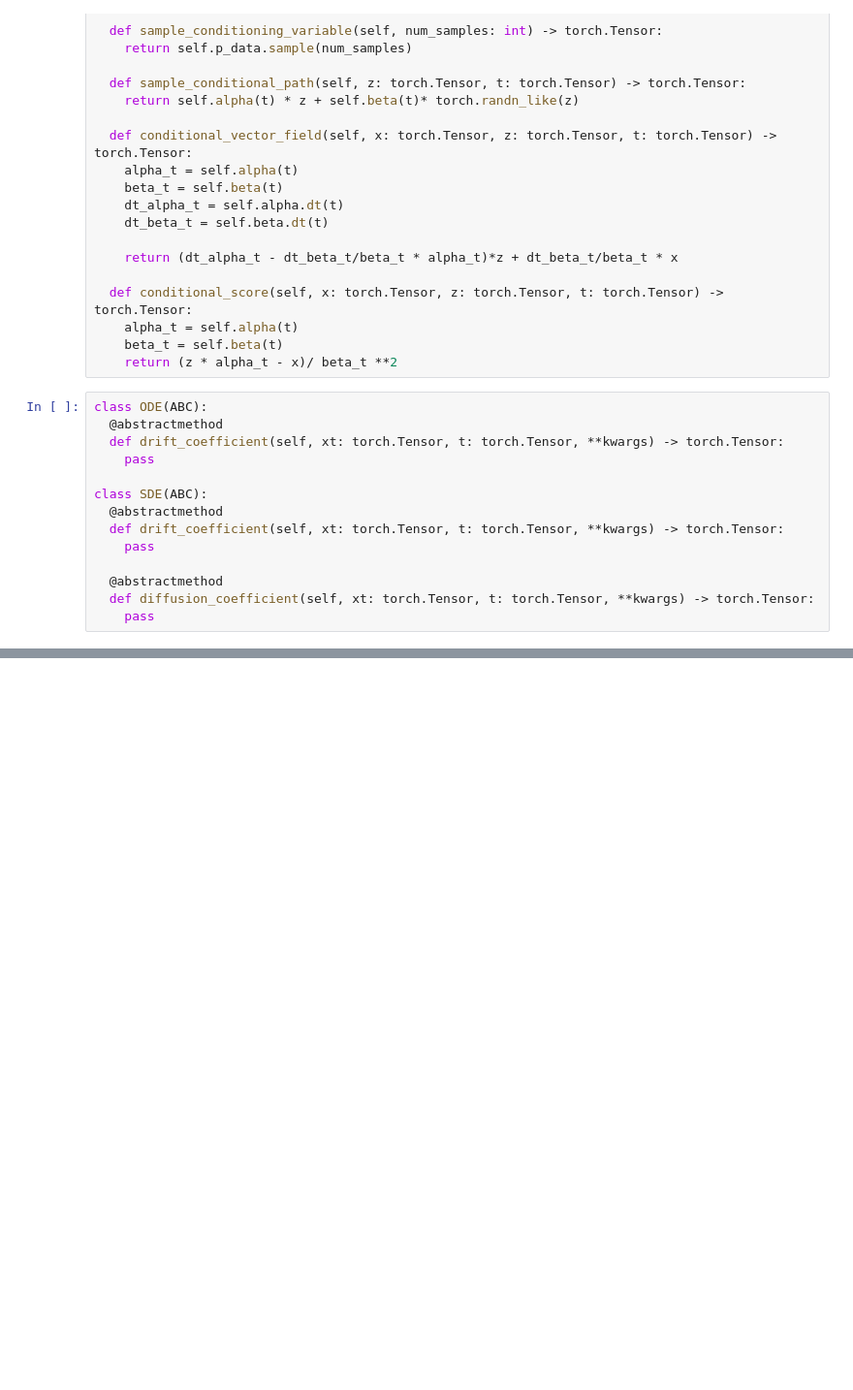
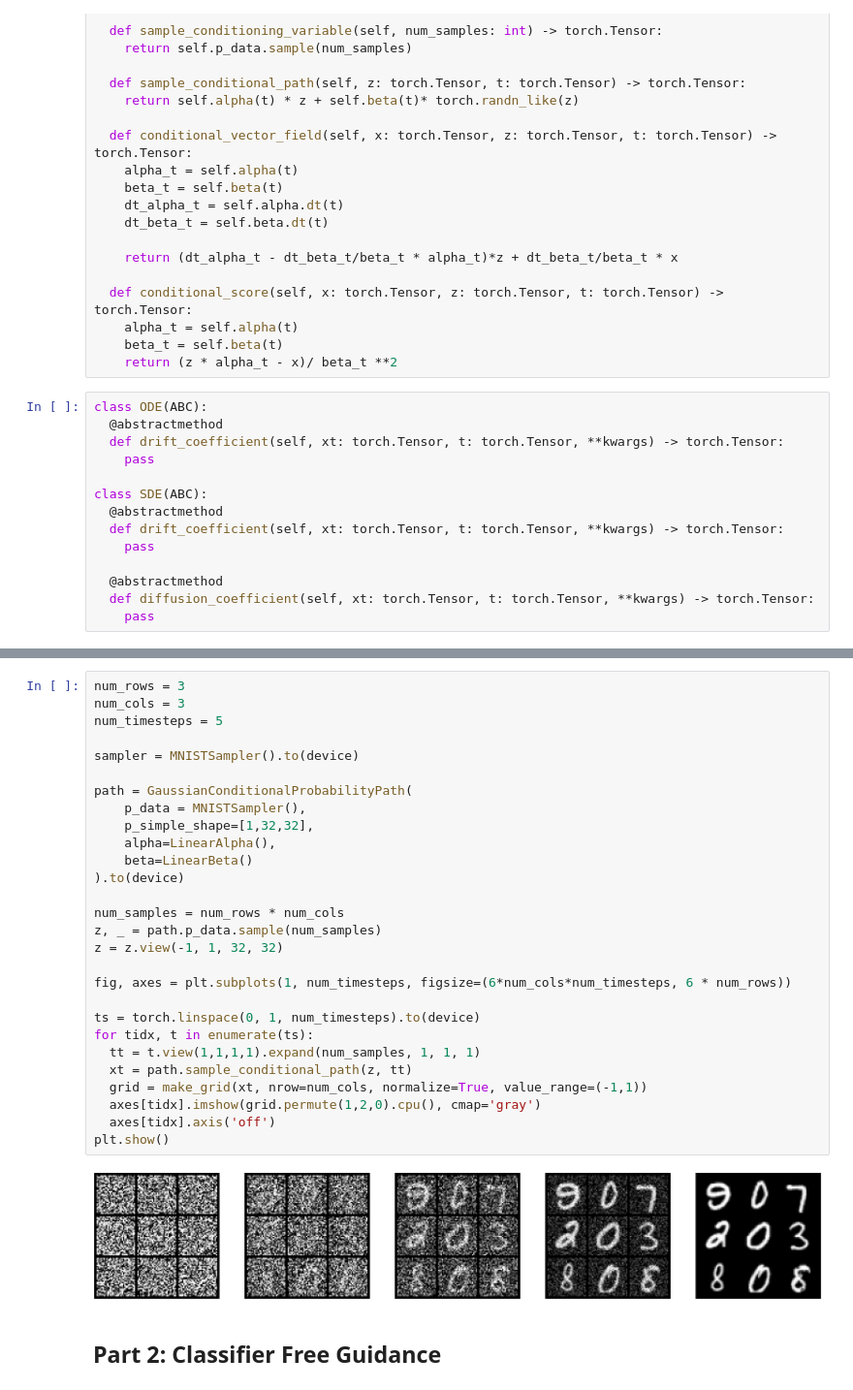
Before and after one commit to cshangRL/iap-diffusion-labs, a Jupyter notebook: mytests/lab3-1.ipynb, the cells around one changed output, grey strips where cells are left out. Shown at 97% size. Cells and saved outputs as stored; diff of their text form; blank space fills up the shorter version.

```diff
--- a/mytests/lab3-1.ipynb
+++ b/mytests/lab3-1.ipynb
@@ -167,0 +273,32 @@ class Simulator(ABC):
+# %%
+num_rows = 3
+num_cols = 3
+num_timesteps = 5
+
+sampler = MNISTSampler().to(device)
+
+path = GaussianConditionalProbabilityPath(
+    p_data = MNISTSampler(),
+    p_simple_shape=[1,32,32],
+    alpha=LinearAlpha(),
+    beta=LinearBeta()
+).to(device)
+
+num_samples = num_rows * num_cols
+z, _ = path.p_data.sample(num_samples)
+z = z.view(-1, 1, 32, 32)
+
+fig, axes = plt.subplots(1, num_timesteps, figsize=(6*num_cols*num_timesteps, 6 * num_rows))
+
+ts = torch.linspace(0, 1, num_timesteps).to(device)
+for tidx, t in enumerate(ts):
+  tt = t.view(1,1,1,1).expand(num_samples, 1, 1, 1)
+  xt = path.sample_conditional_path(z, tt)
+  grid = make_grid(xt, nrow=num_cols, normalize=True, value_range=(-1,1))
+  axes[tidx].imshow(grid.permute(1,2,0).cpu(), cmap='gray')
+  axes[tidx].axis('off')
+plt.show()
+# %% [output]
+[figure, added]
+# %% [markdown]
+## Part 2: Classifier Free Guidance
```
Also changed, not shown: parts of 11 cells of this notebook.
